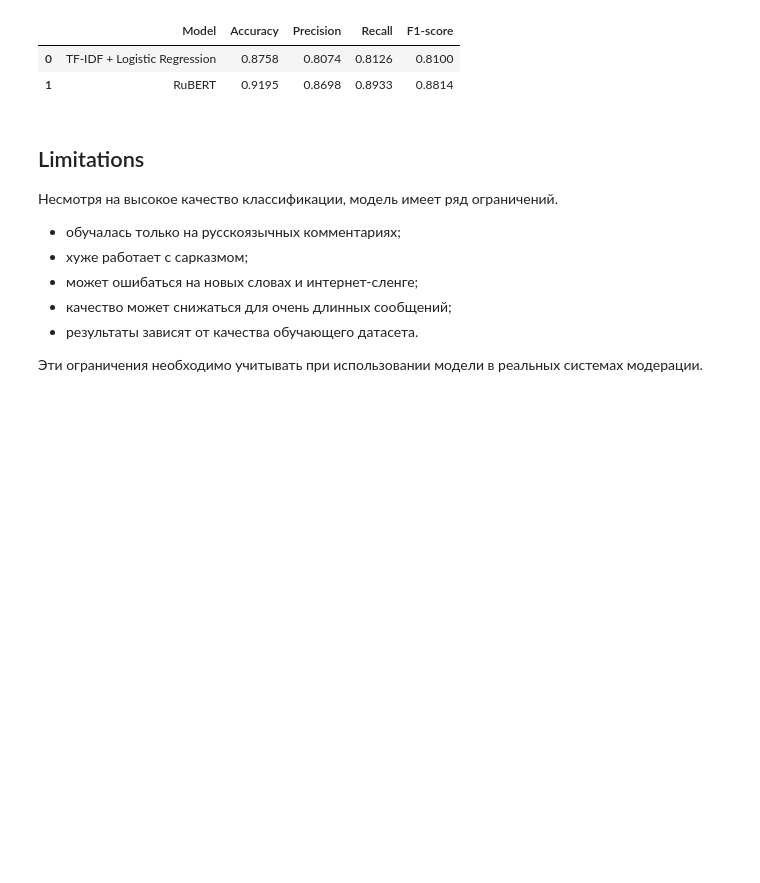
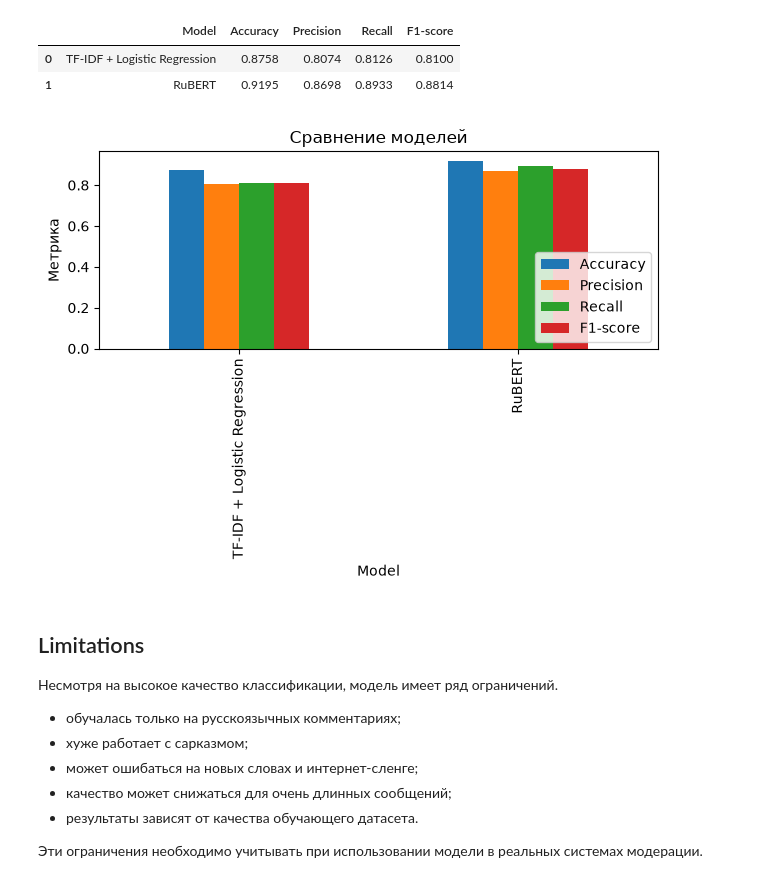
Before and after one commit to freedal1/smart-toxic-classifier, a Jupyter notebook: notebooks/01_experiments.ipynb, the cells around one changed output. Saved outputs shown, nothing was run; the diff lists cells and outputs as text; code cells hidden in the pictures; blank space fills up the shorter version.

```diff
--- a/notebooks/01_experiments.ipynb
+++ b/notebooks/01_experiments.ipynb
@@ -1190,6 +1227,16 @@ comparison
 |  | Model | Accuracy | Precision | Recall | F1-score |
 | 0 | TF-IDF + Logistic Regression | 0.8758 | 0.8074 | 0.8126 | 0.8100 |
 | 1 | RuBERT | 0.9195 | 0.8698 | 0.8933 | 0.8814 |
+# %%
+comparison.plot(x="Model", y=["Accuracy", "Precision", "Recall", "F1-score"], kind="bar")
+plt.title("Сравнение моделей")
+plt.ylabel("Метрика")
+plt.legend(loc="lower right")
+plt.tight_layout()
+plt.savefig("../images/model_comparison_chart.png", dpi=300)
+plt.show()
+# %% [output]
+[figure, added]
 # %% [markdown]
 ## Limitations
 Несмотря на высокое качество классификации, модель имеет ряд ограничений.
```
Also changed, not shown: parts of 5 cells of this notebook, 1 other file.
